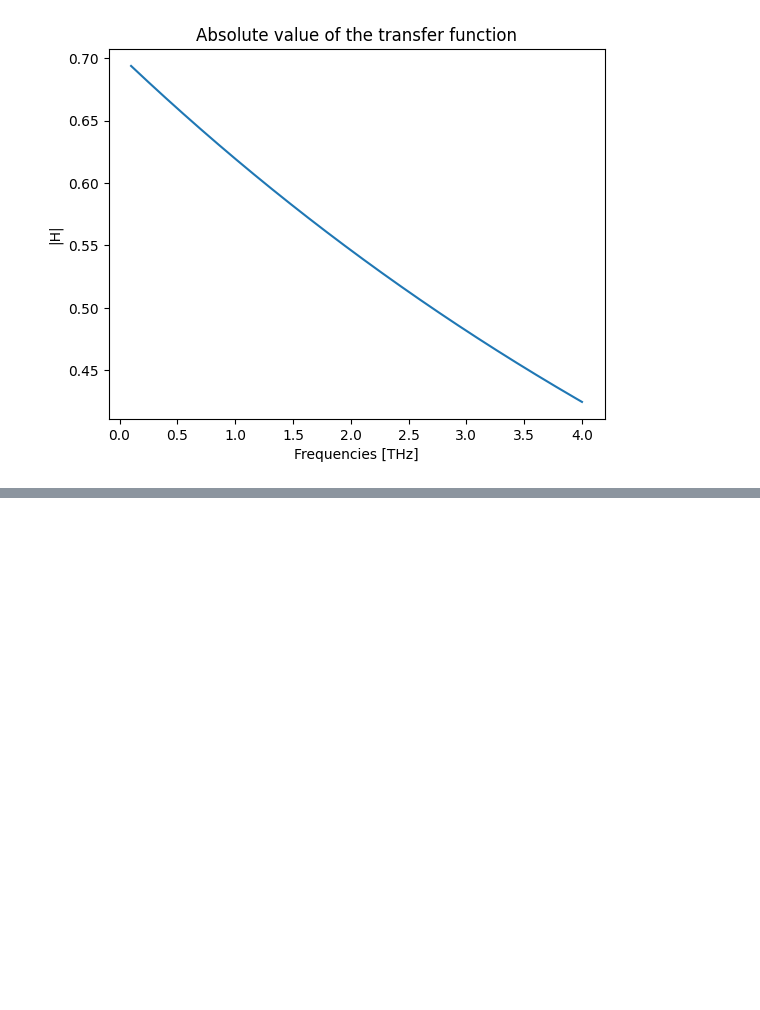
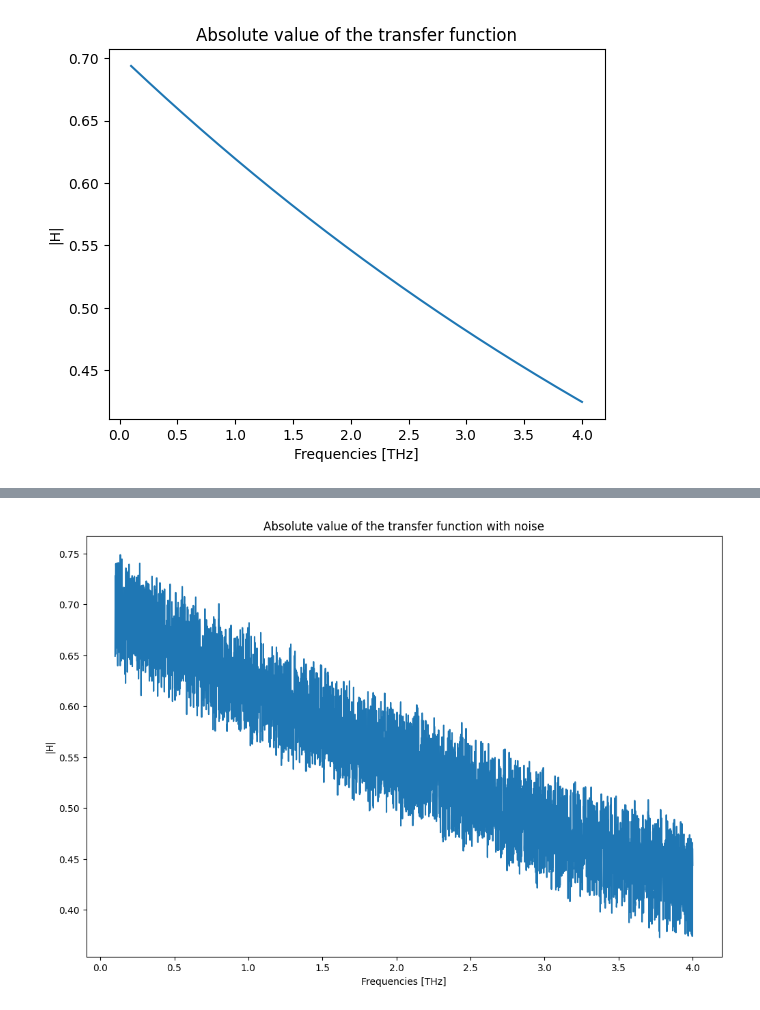
Before and after one commit to tls54/THz-TDS, a Jupyter notebook: Reversed_algo/reversed_algorithm.ipynb, the cells around one changed output, grey strips where cells are left out. Saved outputs shown, nothing was run; the diff lists cells and outputs as text; code cells hidden in the pictures; blank space fills up the shorter version.

```diff
--- a/Reversed_algo/reversed_algorithm.ipynb
+++ b/Reversed_algo/reversed_algorithm.ipynb
@@ -71,0 +87,10 @@ plt.show()
+# %%
+plt.figure(figsize=(12,8))
+#plt.scatter(freqs_THz, np.abs(H_exp), s=1)
+plt.plot(freqs_THz, np.abs(H_exp))
+plt.title('Absolute value of the transfer function with noise')
+plt.xlabel('Frequencies [THz]')
+plt.ylabel('|H|')
+plt.show()
+# %% [output]
+[figure, added]
```
Also changed, not shown: parts of 7 cells of this notebook, 2 other files.
